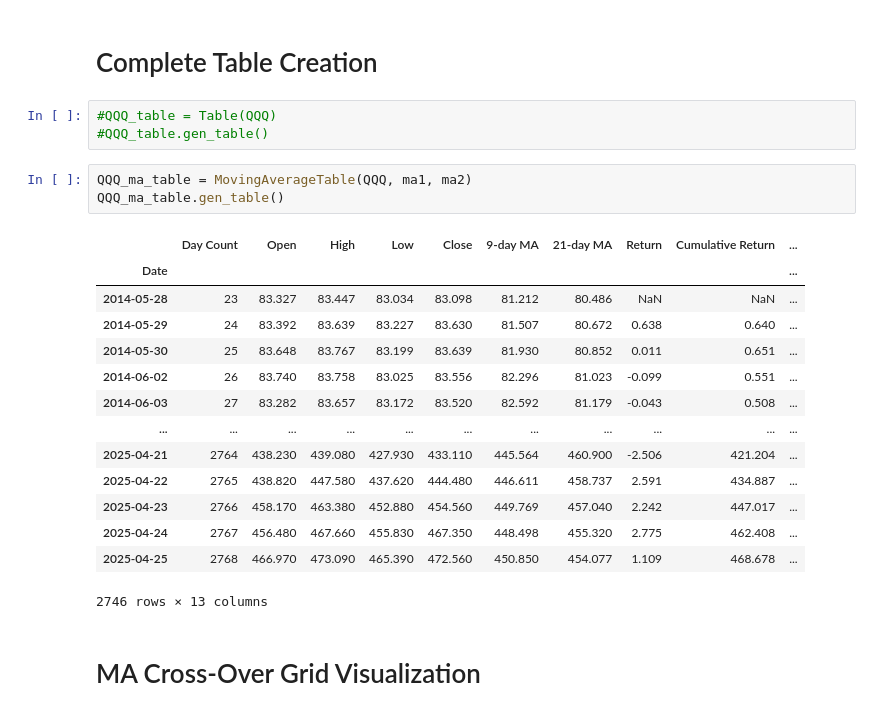
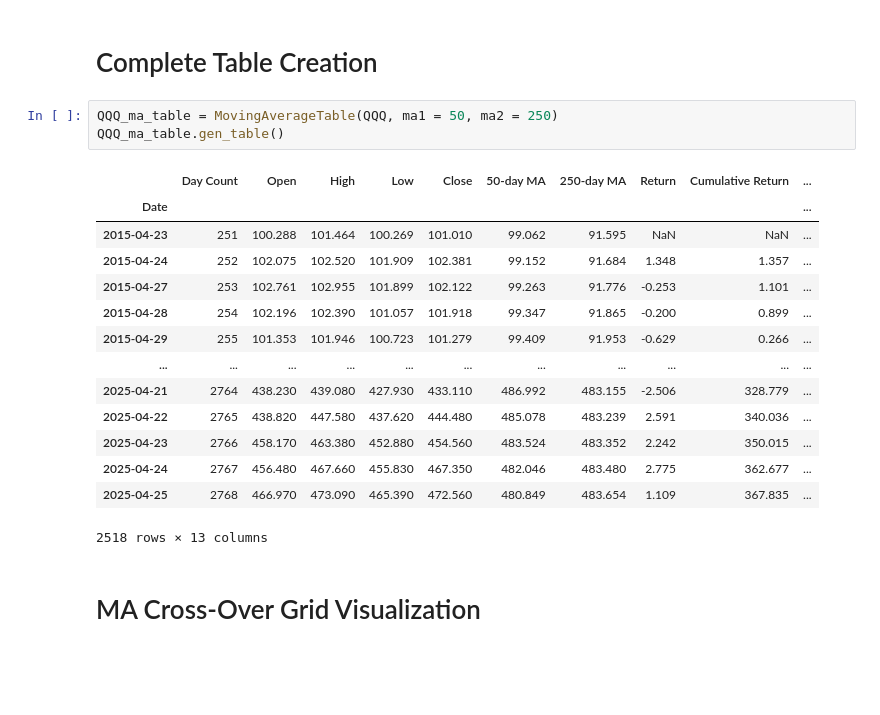
Before and after one commit to FilBillions/simple-moving-average, a Jupyter notebook: Simple_MA.ipynb, the cells around one changed output. Drawn from its saved outputs; the diff is of its cells as text; blank space fills up the shorter version.

```diff
--- a/Simple_MA.ipynb
+++ b/Simple_MA.ipynb
@@ -34,26 +30,23 @@ YF.download() has changed argument auto_adjust default to True
 # %% [markdown]
 # Complete Table Creation
 # %%
-#QQQ_table = Table(QQQ)
-#QQQ_table.gen_table()
+QQQ_ma_table = MovingAverageTable(QQQ, ma1 = 50, ma2 = 250)
+QQQ_ma_table.gen_table()
+# %% [output]
+|  | Day Count | Open | High | Low | Close | 50-day MA | 250-day MA | Return | Cumulative Return | ... |
+| Date |  |  |  |  |  |  |  |  |  | ... |
+| 2015-04-23 | 251 | 100.288 | 101.464 | 100.269 | 101.010 | 99.062 | 91.595 | NaN | NaN | ... |
+| 2015-04-24 | 252 | 102.075 | 102.520 | 101.909 | 102.381 | 99.152 | 91.684 | 1.348 | 1.357 | ... |
+| 2015-04-27 | 253 | 102.761 | 102.955 | 101.899 | 102.122 | 99.263 | 91.776 | -0.253 | 1.101 | ... |
+| 2015-04-28 | 254 | 102.196 | 102.390 | 101.057 | 101.918 | 99.347 | 91.865 | -0.200 | 0.899 | ... |
+| 2015-04-29 | 255 | 101.353 | 101.946 | 100.723 | 101.279 | 99.409 | 91.953 | -0.629 | 0.266 | ... |
+| ... | ... | ... | ... | ... | ... | ... | ... | ... | ... | ... |
+| 2025-04-21 | 2764 | 438.230 | 439.080 | 427.930 | 433.110 | 486.992 | 483.155 | -2.506 | 328.779 | ... |
+| 2025-04-22 | 2765 | 438.820 | 447.580 | 437.620 | 444.480 | 485.078 | 483.239 | 2.591 | 340.036 | ... |
+| 2025-04-23 | 2766 | 458.170 | 463.380 | 452.880 | 454.560 | 483.524 | 483.352 | 2.242 | 350.015 | ... |
+| 2025-04-24 | 2767 | 456.480 | 467.660 | 455.830 | 467.350 | 482.046 | 483.480 | 2.775 | 362.677 | ... |
+| 2025-04-25 | 2768 | 466.970 | 473.090 | 465.390 | 472.560 | 480.849 | 483.654 | 1.109 | 367.835 | ... |
+2518 rows × 13 columns
-# %%
-QQQ_ma_table = MovingAverageTable(QQQ, ma1, ma2)
-QQQ_ma_table.gen_table()
-# %% [output]
-|  | Day Count | Open | High | Low | Close | 9-day MA | 21-day MA | Return | Cumulative Return | ... |
-| Date |  |  |  |  |  |  |  |  |  | ... |
-| 2014-05-28 | 23 | 83.327 | 83.447 | 83.034 | 83.098 | 81.212 | 80.486 | NaN | NaN | ... |
-| 2014-05-29 | 24 | 83.392 | 83.639 | 83.227 | 83.630 | 81.507 | 80.672 | 0.638 | 0.640 | ... |
-| 2014-05-30 | 25 | 83.648 | 83.767 | 83.199 | 83.639 | 81.930 | 80.852 | 0.011 | 0.651 | ... |
-| 2014-06-02 | 26 | 83.740 | 83.758 | 83.025 | 83.556 | 82.296 | 81.023 | -0.099 | 0.551 | ... |
-| 2014-06-03 | 27 | 83.282 | 83.657 | 83.172 | 83.520 | 82.592 | 81.179 | -0.043 | 0.508 | ... |
-| ... | ... | ... | ... | ... | ... | ... | ... | ... | ... | ... |
-| 2025-04-21 | 2764 | 438.230 | 439.080 | 427.930 | 433.110 | 445.564 | 460.900 | -2.506 | 421.204 | ... |
-| 2025-04-22 | 2765 | 438.820 | 447.580 | 437.620 | 444.480 | 446.611 | 458.737 | 2.591 | 434.887 | ... |
-| 2025-04-23 | 2766 | 458.170 | 463.380 | 452.880 | 454.560 | 449.769 | 457.040 | 2.242 | 447.017 | ... |
-| 2025-04-24 | 2767 | 456.480 | 467.660 | 455.830 | 467.350 | 448.498 | 455.320 | 2.775 | 462.408 | ... |
-| 2025-04-25 | 2768 | 466.970 | 473.090 | 465.390 | 472.560 | 450.850 | 454.077 | 1.109 | 468.678 | ... |
-2746 rows × 13 columns
 # %% [markdown]
 # MA Cross-Over Grid Visualization
 # %%
```
Also changed, not shown: parts of 4 cells of this notebook, 2 other files.
